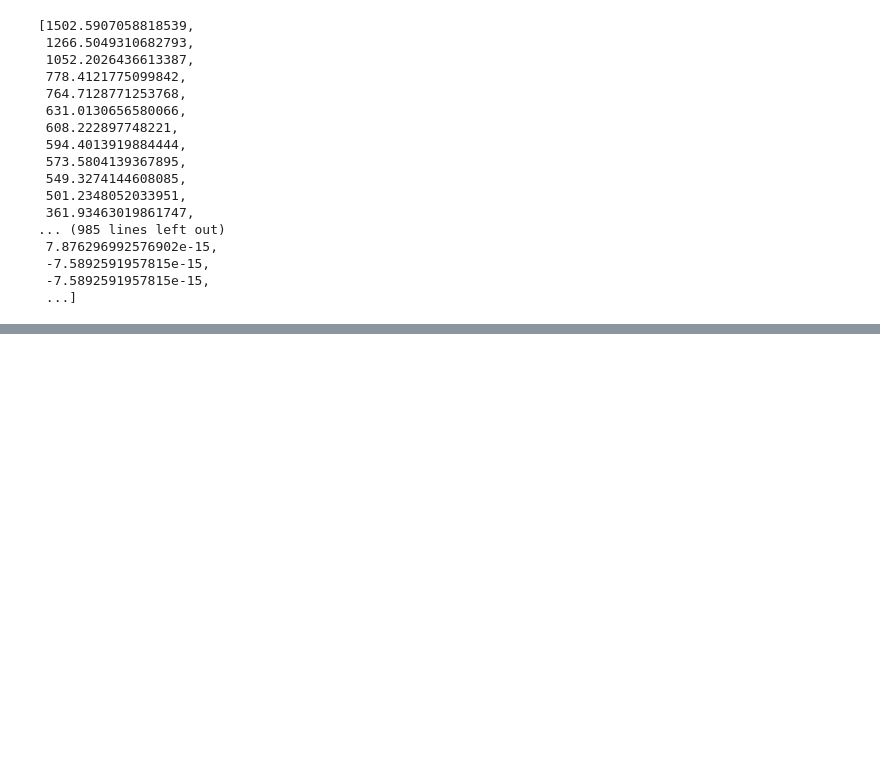
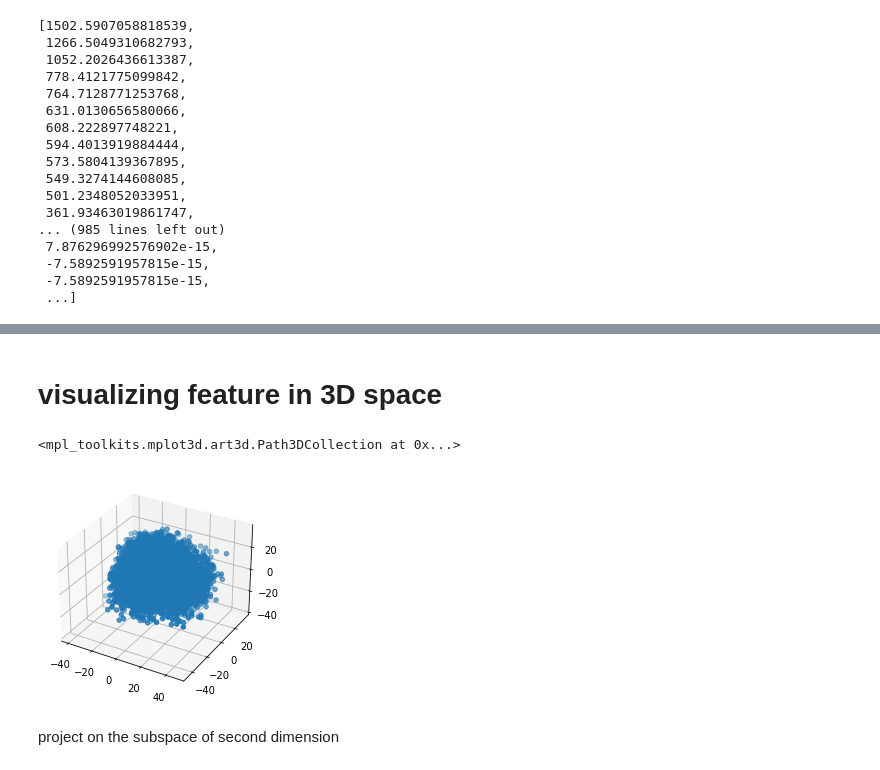
Before and after one commit to rnd4u-org/2021-knu-churn, a Jupyter notebook: Dimension-Reduction.ipynb, the cells around one changed output, grey strips where cells are left out. Saved outputs shown, nothing was run; the diff lists cells and outputs as text; code cells hidden in the pictures; blank space fills up the shorter version.

```diff
--- a/Dimension-Reduction.ipynb
+++ b/Dimension-Reduction.ipynb
@@ -169,0 +384,4 @@ np_la.matrix_rank(x[:19,:])
+# %%
+dim_number = 3
+base_vectors = Q[:, :dim_number]
+base_vectors
@@ -169,0 +396,17 @@ np_la.matrix_rank(x[:19,:])
+# %%
+third_dim_data = cov_x_matrix @ base_vectors
+# %% [markdown]
+# visualizing feature in 3D space
+# %%
+from mpl_toolkits.mplot3d import Axes3D
+fig = plt.figure()
+ax = fig.add_subplot(111, projection='3d')
+x=[i for i in third_dim_data[:, 0]]
+y=[i for i in third_dim_data[:, 1]]
+z=[i for i in third_dim_data[:, 2]]
+ax.scatter(x,y,zs=z, zdir="z")
+# %% [output]
+<mpl_toolkits.mplot3d.art3d.Path3DCollection at 0x...>
+[figure, added]
+# %% [markdown]
+project on the subspace of second dimension
```
Also changed, not shown: parts of 40 cells of this notebook.
